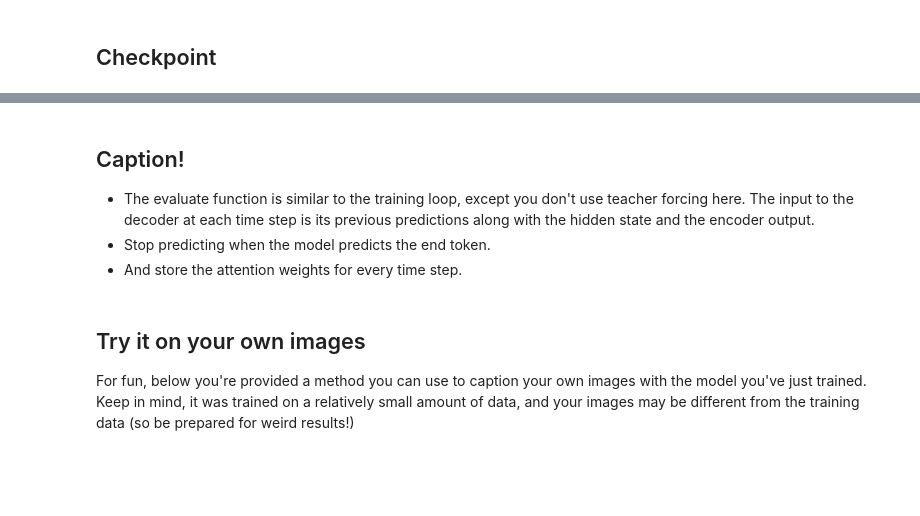
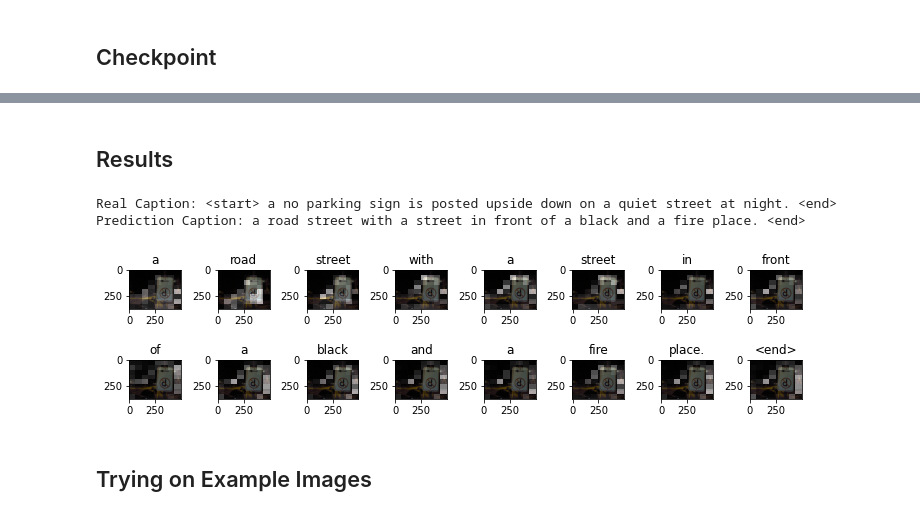
Before and after one commit to omega1497/Prototype, a Jupyter notebook: site/en/tutorials/text/image_captioning.ipynb, the cells around one changed output, grey strips where cells are left out. Saved outputs shown, nothing was run; the diff lists cells and outputs as text; code cells hidden in the pictures; blank space fills up the shorter version.

```diff
--- a/site/en/tutorials/text/image_captioning.ipynb
+++ b/site/en/tutorials/text/image_captioning.ipynb
@@ -219,7 +220,6 @@ BATCH_SIZE = 64
 BUFFER_SIZE = 1000
 embedding_dim = 256
 units = 512
-vocab_size = top_k + 1
 num_steps = len(img_name_train) // BATCH_SIZE
 # Shape of the vector extracted from InceptionV3 is (64, 2048)
 # These two variables represent that vector shape
@@ -329,7 +331,7 @@ class RNN_Decoder(tf.keras.Model):
     return tf.zeros((batch_size, self.units))
 # %%
 encoder = CNN_Encoder(embedding_dim)
-decoder = RNN_Decoder(embedding_dim, units, vocab_size)
+decoder = RNN_Decoder(embedding_dim, units, tokenizer.vocabulary_size())
 # %%
 optimizer = tf.keras.optimizers.Adam()
 loss_object = tf.keras.losses.SparseCategoricalCrossentropy(
@@ -425,9 +449,5 @@ plt.show()
-# %% [markdown]
-## Caption!
-
-* The evaluate function is similar to the training loop, except you don't use teacher forcing here. The input to the decoder at each time step is its previous predictions along with the hidden state and the encoder output.
-* Stop predicting when the model predicts the end token.
-* And store the attention weights for every time step.
+# %% [markdown]
+## Results
 # %%
 def evaluate(image):
     attention_plot = np.zeros((max_length, attention_features_shape))
@@ -442,7 +462,7 @@ def evaluate(image):
 
     features = encoder(img_tensor_val)
 
-    dec_input = tf.expand_dims([tokenizer.word_index['<start>']], 0)
+    dec_input = tf.expand_dims([word_to_index('<start>')], 0)
     result = []
 
     for i in range(max_length):
@@ -453,9 +473,10 @@ def evaluate(image):
         attention_plot[i] = tf.reshape(attention_weights, (-1, )).numpy()
 
         predicted_id = tf.random.categorical(predictions, 1)[0][0].numpy()
-        result.append(tokenizer.index_word[predicted_id])
+        predicted_word = tf.compat.as_text(index_to_word(predicted_id).numpy())
+        result.append(predicted_word)
 
-        if tokenizer.index_word[predicted_id] == '<end>':
+        if predicted_word == '<end>':
             return result, attention_plot
 
         dec_input = tf.expand_dims([predicted_id], 0)
@@ -471,7 +492,7 @@ def plot_attention(image, result, attention_plot):
     len_result = len(result)
     for i in range(len_result):
         temp_att = np.resize(attention_plot[i], (8, 8))
-        grid_size = max(np.ceil(len_result/2), 2)
+        grid_size = max(int(np.ceil(len_result/2)), 2)
         ax = fig.add_subplot(grid_size, grid_size, i+1)
         ax.set_title(result[i])
         img = ax.imshow(temp_image)
@@ -482,18 +503,20 @@ def plot_attention(image, result, attention_plot):
 # %%
 # captions on the validation set
 rid = np.random.randint(0, len(img_name_val))
 image = img_name_val[rid]
-real_caption = ' '.join([tokenizer.index_word[i]
-                        for i in cap_val[rid] if i not in [0]])
+real_caption = ' '.join([tf.compat.as_text(index_to_word(i).numpy())
+                         for i in cap_val[rid] if i not in [0]])
 result, attention_plot = evaluate(image)
 
 print('Real Caption:', real_caption)
 print('Prediction Caption:', ' '.join(result))
 plot_attention(image, result, attention_plot)
+# %% [output]
+Real Caption: <start> a no parking sign is posted upside down on a quiet street at night. <end>
+Prediction Caption: a road street with a street in front of a black and a fire place. <end>
+[figure, added]
-# %% [markdown]
-## Try it on your own images
-
-For fun, below you're provided a method you can use to caption your own images with the model you've just trained. Keep in mind, it was trained on a relatively small amount of data, and your images may be different from the training data (so be prepared for weird results!)
+# %% [markdown]
+## Trying on Example Images
 # %%
 image_url = 'https://tensorflow.org/images/surf.jpg'
 image_extension = image_url[-4:]
```
Also changed, not shown: parts of 35 cells of this notebook.
